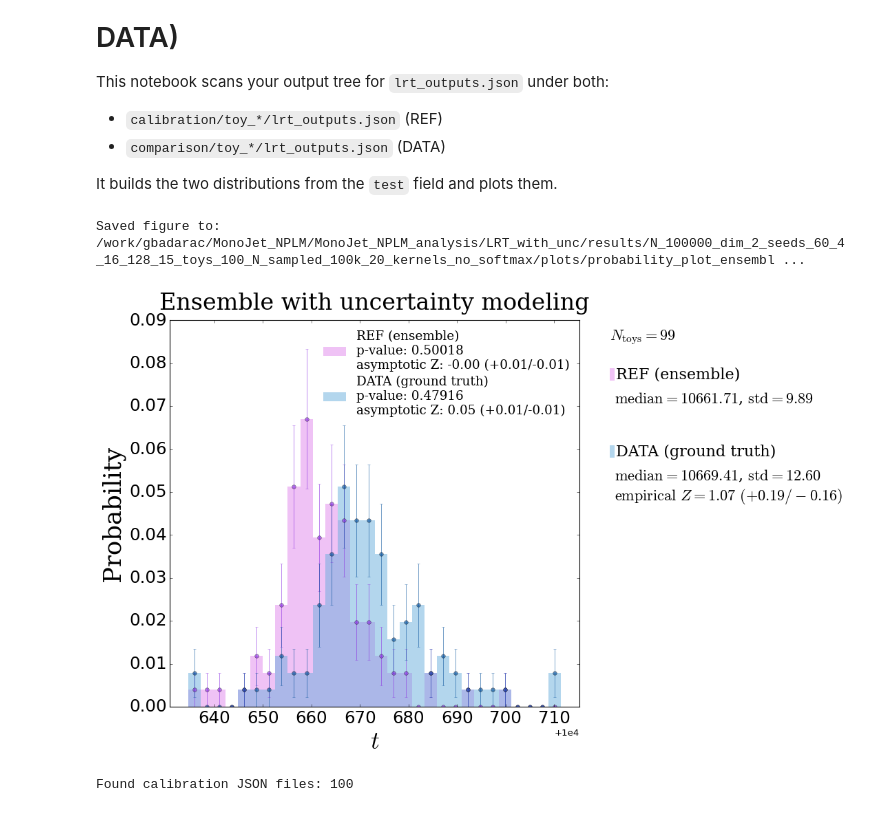
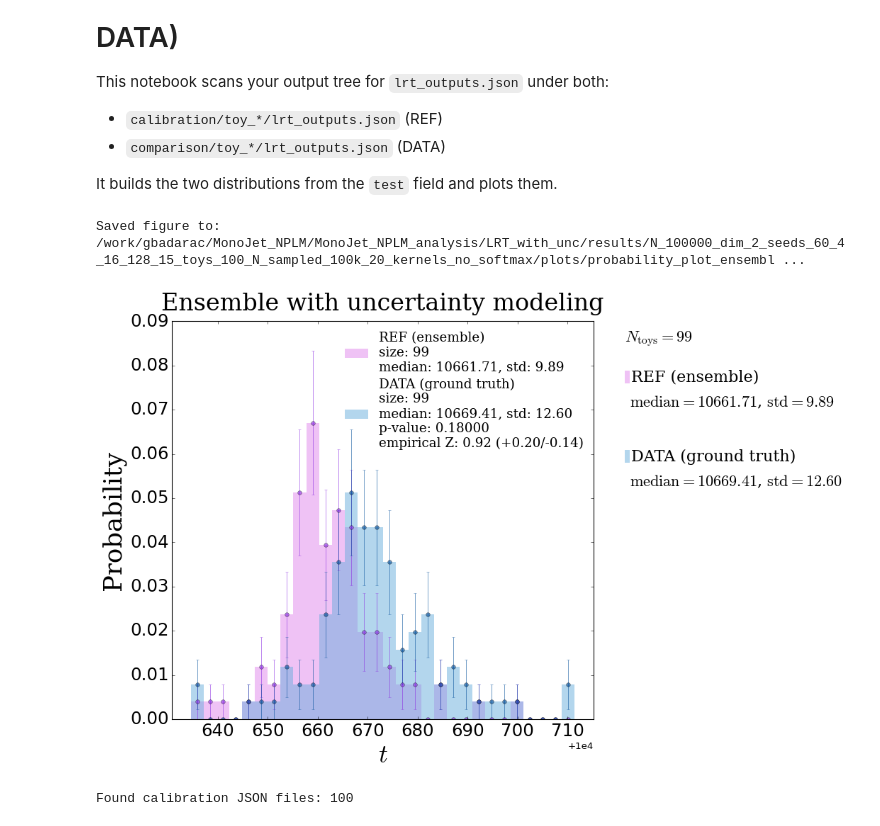
Before and after one commit to gbadarac/MonoJet_NPLM_analysis, a Jupyter notebook: LRT_with_unc/analyse_LRT.ipynb, the cells around one changed output. Saved outputs shown, nothing was run; the diff lists cells and outputs as text; code cells hidden in the pictures.

```diff
--- a/LRT_with_unc/analyse_LRT.ipynb
+++ b/LRT_with_unc/analyse_LRT.ipynb
@@ -331,28 +335,25 @@ def plot_2distribution_like_example(
 # %%
 if __name__ == "__main__":
     t_ref = _collect_mode_tests(BASE_DIR, "calibration")
     t_data = _collect_mode_tests(BASE_DIR, "comparison")
 
-    # chi^2 dof
-    df_val = float(np.mean(t_ref)) if DF_OVERRIDE is None else int(float(DF_OVERRIDE))
-
     os.makedirs(FIG_DIR, exist_ok=True)
 
     # declare the totals you want shown in the side panel
 
-    plot_2distribution_like_example(
-        t_ref, t_data, df_val,
-        output_path=FIG_DIR,
-        xmin=XMIN, xmax=XMAX, ymax=YMAX, nbins=NBINS,
-        save=True,
-        label1='REF (ensemble)',
-        label2='DATA (ground truth)',
-        save_name='probability_plot_ensemble_uq',
-        print_Zscore=PRINT_Z,
-        title='Ensemble with uncertainty modeling')
+    plot_2distribution_overlap_new(
+    t_ref, t_data,
+    output_path=FIG_DIR,
+    xmin=XMIN, xmax=XMAX, ymax=YMAX, nbins=NBINS,
+    save=True,
+    label1='REF (ensemble)',
+    label2='DATA (ground truth)',
+    save_name='probability_plot_ensemble_uq',
+    print_Zscore=PRINT_Z,
+    title='Ensemble with uncertainty modeling')
 # %% [output]
 Saved figure to: /work/gbadarac/MonoJet_NPLM/MonoJet_NPLM_analysis/LRT_with_unc/results/N_100000_dim_2_seeds_60_4_16_128_15_toys_100_N_sampled_100k_20_kernels_no_softmax/plots/probability_plot_ensembl ...
-[figure, old version]
+[figure, new version]
 # %%
 import glob, os
 
```
Also changed, not shown: parts of 3 cells of this notebook, 1 other file.
